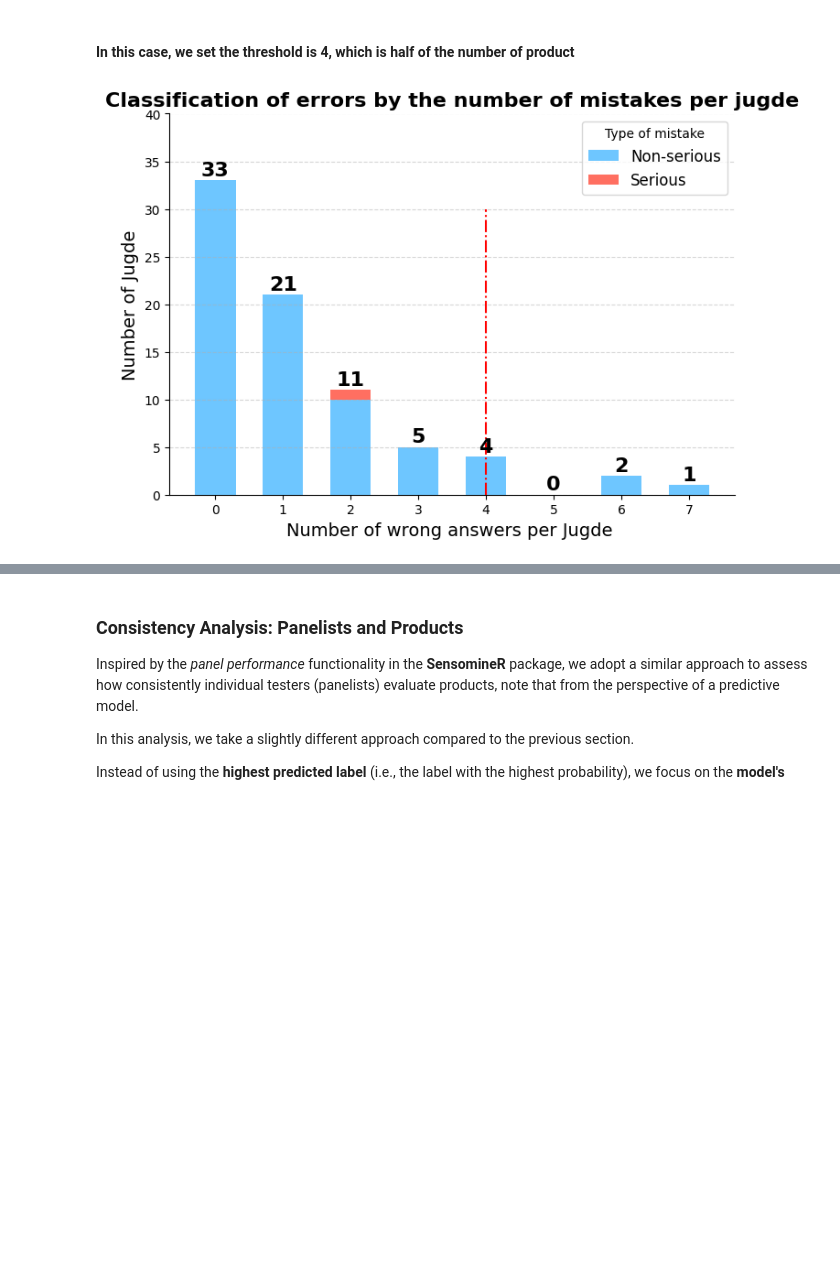
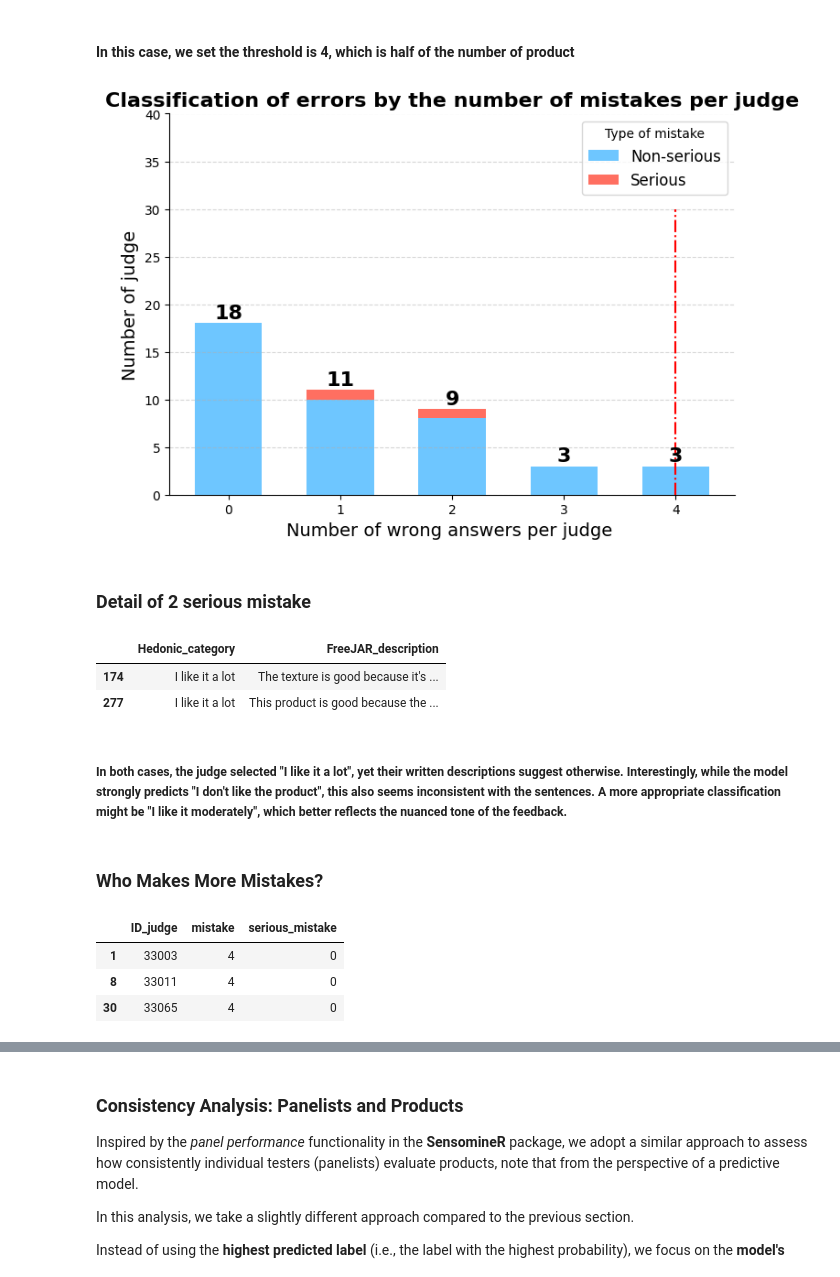
Before and after one commit to phucle103198/PARRA, a Jupyter notebook: notebook/AssessConsistencyData.ipynb, the cells around one changed output, grey strips where cells are left out. Drawn from its saved outputs; the diff is of its cells as text; code cells hidden in the pictures; blank space fills up the shorter version.

```diff
--- a/notebook/AssessConsistencyData.ipynb
+++ b/notebook/AssessConsistencyData.ipynb
@@ -19,6 +24,6 @@ warnings.filterwarnings("ignore")
 # Import dataset
 # %%
 ## Read data
-df = pd.read_excel("../data/Cheese.xlsx", sheet_name="Sheet1")
+df = pd.read_excel("../data/Cheese_short.xlsx", sheet_name="Sheet1")
 df.head(2)
 # %% [output]
@@ -214,5 +226,5 @@ res.head(2)
 # %%
-mistake_summary = res.groupby('ID_juge')[['mistake', 'serious_mistake']].sum().reset_index()
+mistake_summary = res.groupby('ID_judge')[['mistake', 'serious_mistake']].sum().reset_index()
 serious_mistake_count = mistake_summary.groupby('mistake')['serious_mistake'].sum().reindex(range(0, mistake_summary['mistake'].max() + 1), fill_value=0)
 mistake_count = mistake_summary['mistake'].value_counts().reindex(range(0, mistake_summary['mistake'].max() + 1), fill_value=0)
 nonserious_mistake_count = mistake_count - serious_mistake_count
@@ -221,34 +233,53 @@ nonserious_mistake_count = mistake_count - serious_mistake_count
 # %%
 wrong_predict = np.array(mistake_count.index)
 weight_counts = {
     "Non-serious": np.array(nonserious_mistake_count),
     "Serious": np.array(serious_mistake_count),
 }
 colors = {
     "Non-serious": "#6EC6FF",
     "Serious": "#FF6F61",
 }
 width = 0.6
 fig, ax = plt.subplots(figsize=(7, 5))
 # stacking
 bottom = np.zeros(len(wrong_predict))
 for label, weight_count in weight_counts.items():
     ax.bar(wrong_predict, weight_count, width, label=label, bottom=bottom, color=colors[label])
     bottom += weight_count
 ax.vlines(x=4, ymin=0, ymax=30, linestyles="dashdot", colors="red")
-ax.set_xlabel("Number of wrong answers per Jugde ", fontsize=14)
-ax.set_ylabel("Number of Jugde", fontsize=14)
+ax.set_xlabel("Number of wrong answers per judge ", fontsize=14)
+ax.set_ylabel("Number of judge", fontsize=14)
 ax.legend(title="Type of mistake", fontsize=12)
 ax.set_xticks(wrong_predict)
 ax.grid(axis="y", linestyle="--", alpha=0.5)
 ax.set_ylim(0,40)
 for i, v in enumerate(mistake_count):
     ax.text(i, v + 0.5, str(v), ha='center', fontsize=16, fontweight='bold')
 for spine in ['top', 'right']:
     ax.spines[spine].set_visible(False)
 
 plt.tight_layout()
-plt.title("Classification of errors by the number of mistakes per jugde", fontsize=16, fontweight='bold')
+plt.title("Classification of errors by the number of mistakes per judge", fontsize=16, fontweight='bold')
 plt.show()
 # %% [output]
-[figure, old version]
+[figure, new version]
+# %% [markdown]
+### Detail of 2 serious mistake
+# %%
+res[res['serious_mistake'] == True][['Hedonic_category', 'FreeJAR_description']]
+# %% [output]
+|  | Hedonic_category | FreeJAR_description |
+| 174 | I like it a lot | The texture is good because it's ... |
+| 277 | I like it a lot | This product is good because the ... |
+# %% [markdown]
+##### In both cases, the judge selected "I like it a lot", yet their written descriptions suggest otherwise. Interestingly, while the model strongly predicts "I don't like the product", this also seems inconsistent with the sentences. A more appropriate classification might be "I like it moderately", which better reflects the nuanced tone of the feedback.
+# %% [markdown]
+### Who Makes More Mistakes?
+# %%
+mistake_summary[mistake_summary['mistake']>=4]
+# %% [output]
+|  | ID_judge | mistake | serious_mistake |
+| 1 | 33003 | 4 | 0 |
+| 8 | 33011 | 4 | 0 |
+| 30 | 33065 | 4 | 0 |
```
Also changed, not shown: parts of 18 cells of this notebook, 2 other files.
